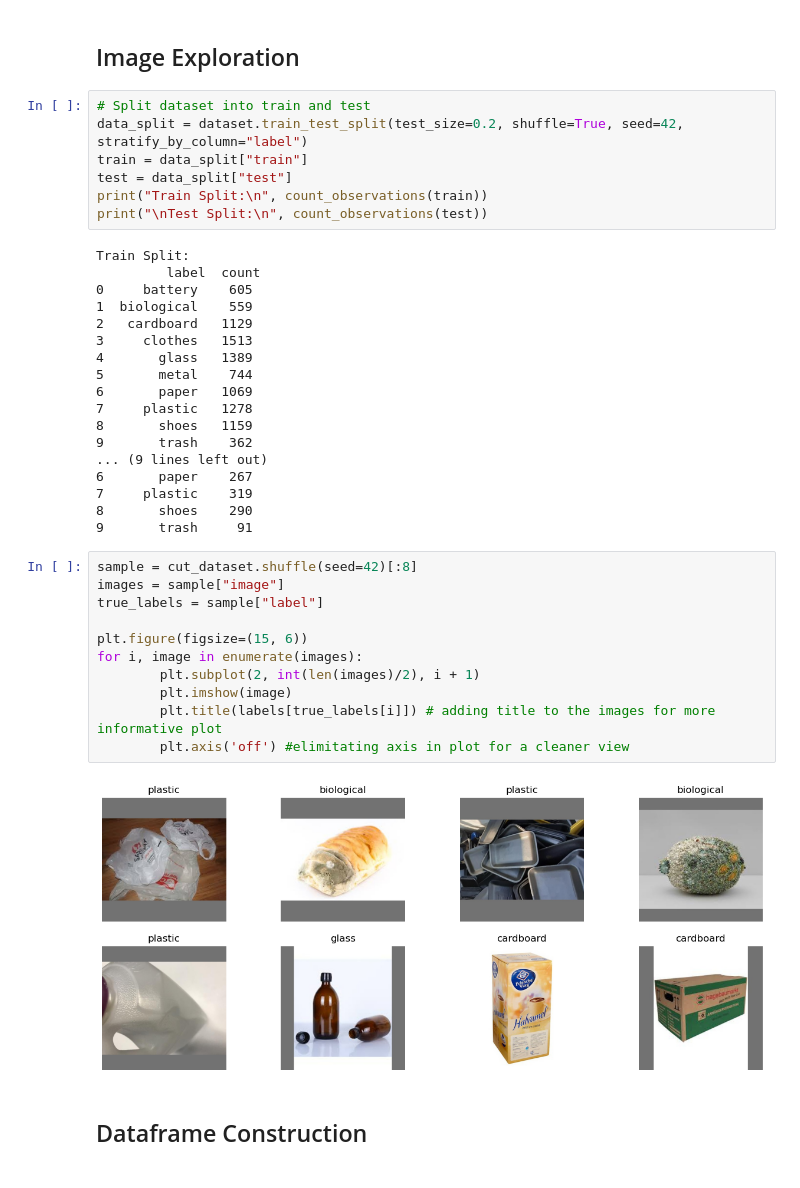
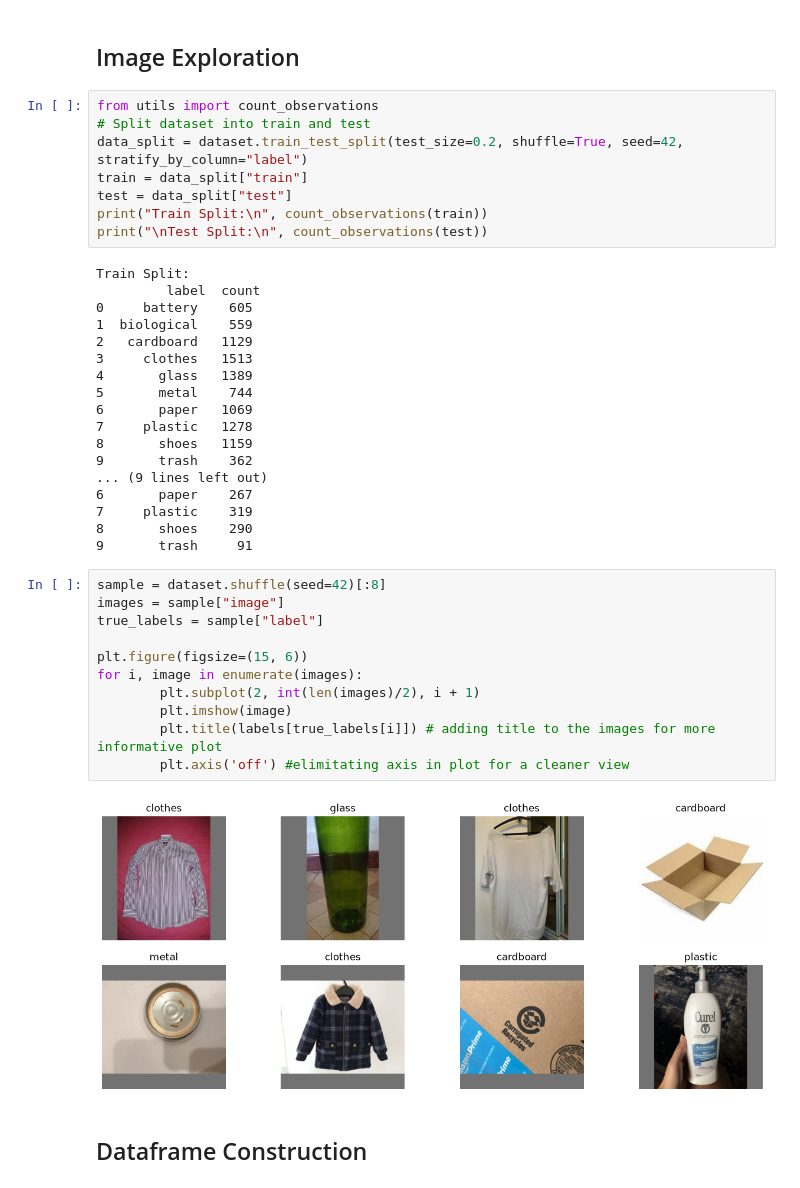
Before and after one commit to Nello-pn/trashCLIP, a Jupyter notebook: CLIP_MLmodels.ipynb, the cells around one changed output. Cells and saved outputs as stored; diff of their text form.

Commit message:
Updated Notebooks to import utils functions instead of declaring them

```diff
--- a/CLIP_MLmodels.ipynb
+++ b/CLIP_MLmodels.ipynb
@@ -44,6 +36,7 @@ def count_observations(dataset):
 # %% [markdown]
 ## Image Exploration
 # %%
+from utils import count_observations
 # Split dataset into train and test
 data_split = dataset.train_test_split(test_size=0.2, shuffle=True, seed=42, stratify_by_column="label")
 train = data_split["train"]
@@ -69,17 +62,17 @@ Train Split:
 8       shoes    290
 9       trash     91
 # %%
-sample = cut_dataset.shuffle(seed=42)[:8]
+sample = dataset.shuffle(seed=42)[:8]
 images = sample["image"]
 true_labels = sample["label"]
 
 plt.figure(figsize=(15, 6))
 for i, image in enumerate(images):
         plt.subplot(2, int(len(images)/2), i + 1)
         plt.imshow(image)
         plt.title(labels[true_labels[i]]) # adding title to the images for more informative plot
         plt.axis('off') #elimitating axis in plot for a cleaner view
 # %% [output]
-[figure, old version]
+[figure, new version]
 # %% [markdown]
 ## Dataframe Construction
```
Also changed, not shown: parts of 5 cells of this notebook, 2 other files.
